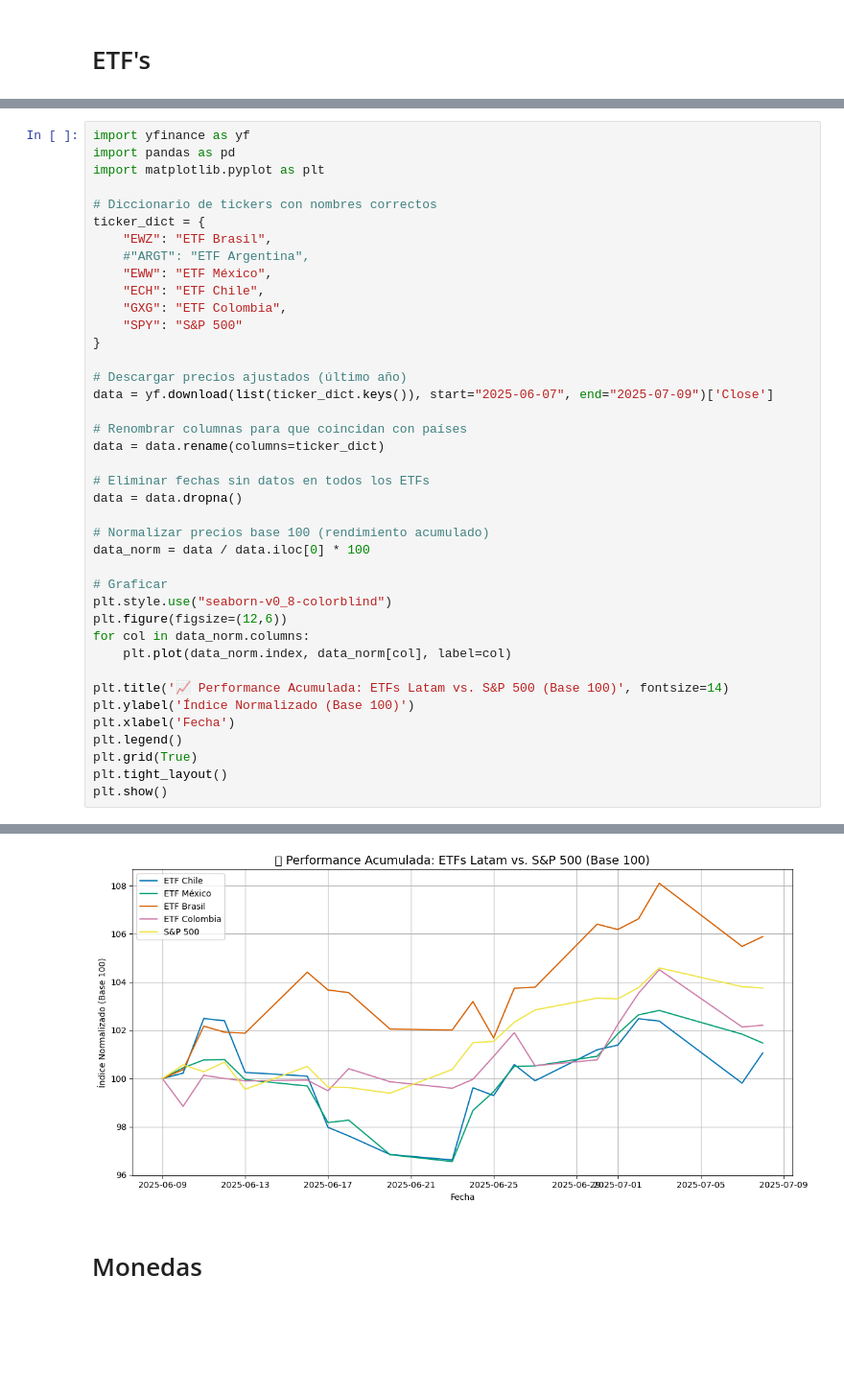
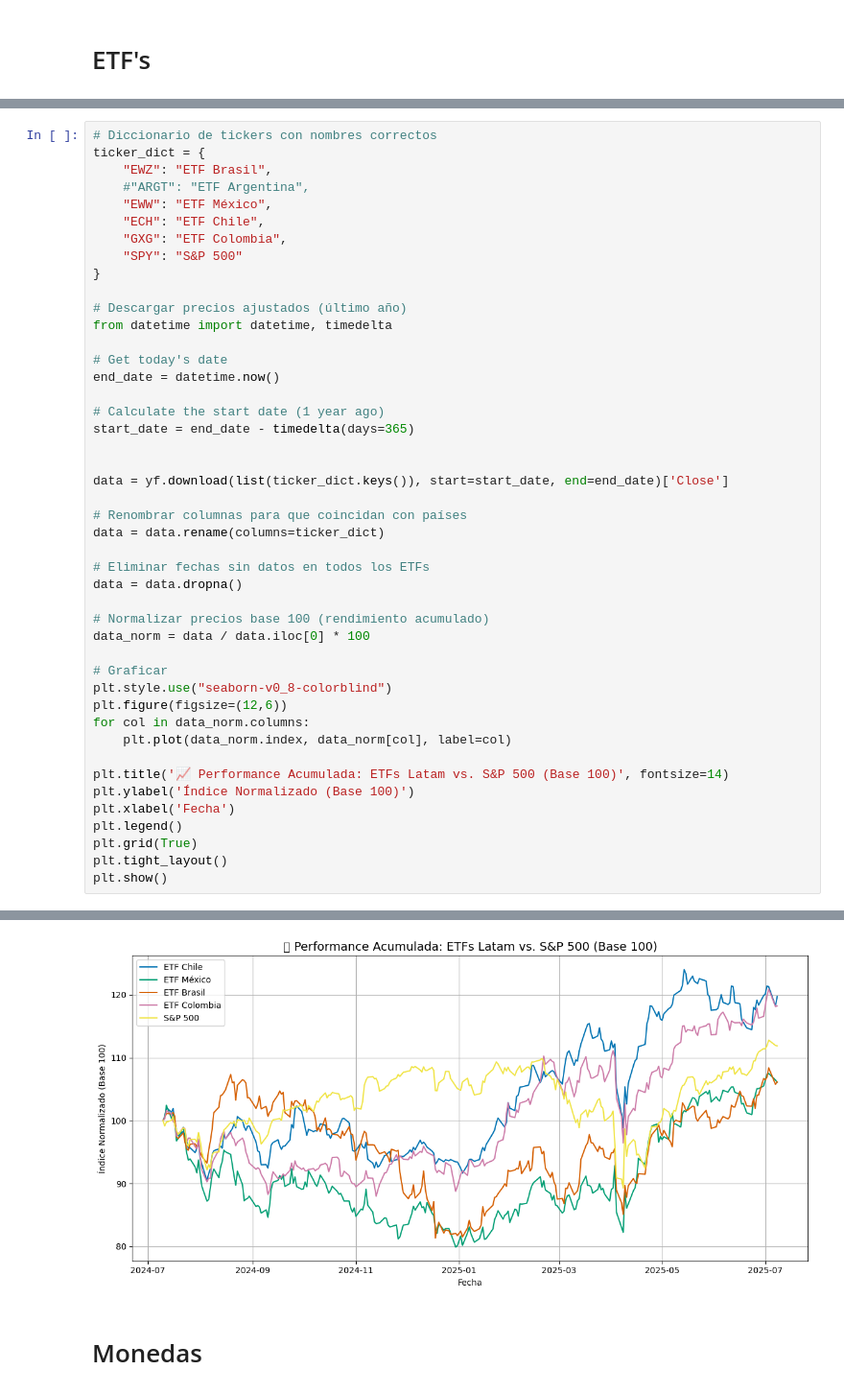
Before and after one commit to lucacamus13/update-LATAM, a Jupyter notebook: update_LATAM.ipynb, the cells around one changed output, grey strips where cells are left out. Shown: that part at 96% size. Cells and saved outputs as stored; diff of their text form; blank space fills up the shorter version.

```diff
--- a/update_LATAM.ipynb
+++ b/update_LATAM.ipynb
@@ -405,10 +510,6 @@ data_norm = data / data.iloc[0] * 100
 # %% [output]
 [*********************100%***********************]  5 of 5 completed
 # %%
-import yfinance as yf
-import pandas as pd
-import matplotlib.pyplot as plt
-
 # Diccionario de tickers con nombres correctos
 ticker_dict = {
     "EWZ": "ETF Brasil",
@@ -418,34 +519,43 @@ ticker_dict = {
     "GXG": "ETF Colombia",
     "SPY": "S&P 500"
 }
 
 # Descargar precios ajustados (último año)
-data = yf.download(list(ticker_dict.keys()), start="2025-06-07", end="2025-07-09")['Close']
+from datetime import datetime, timedelta
+
+# Get today's date
+end_date = datetime.now()
+
+# Calculate the start date (1 year ago)
+start_date = end_date - timedelta(days=365)
+
+
+data = yf.download(list(ticker_dict.keys()), start=start_date, end=end_date)['Close']
 
 # Renombrar columnas para que coincidan con países
 data = data.rename(columns=ticker_dict)
 
 # Eliminar fechas sin datos en todos los ETFs
 data = data.dropna()
 
 # Normalizar precios base 100 (rendimiento acumulado)
 data_norm = data / data.iloc[0] * 100
 
 # Graficar
 plt.style.use("seaborn-v0_8-colorblind")
 plt.figure(figsize=(12,6))
 for col in data_norm.columns:
     plt.plot(data_norm.index, data_norm[col], label=col)
 
 plt.title('📈 Performance Acumulada: ETFs Latam vs. S&P 500 (Base 100)', fontsize=14)
 plt.ylabel('Índice Normalizado (Base 100)')
 plt.xlabel('Fecha')
 plt.legend()
 plt.grid(True)
 plt.tight_layout()
 plt.show()
 # %% [output]
 [*********************100%***********************]  5 of 5 completed
-[figure, old version]
+[figure, new version]
 # %% [markdown]
 # Monedas
```
Also changed, not shown: parts of 48 cells of this notebook.
